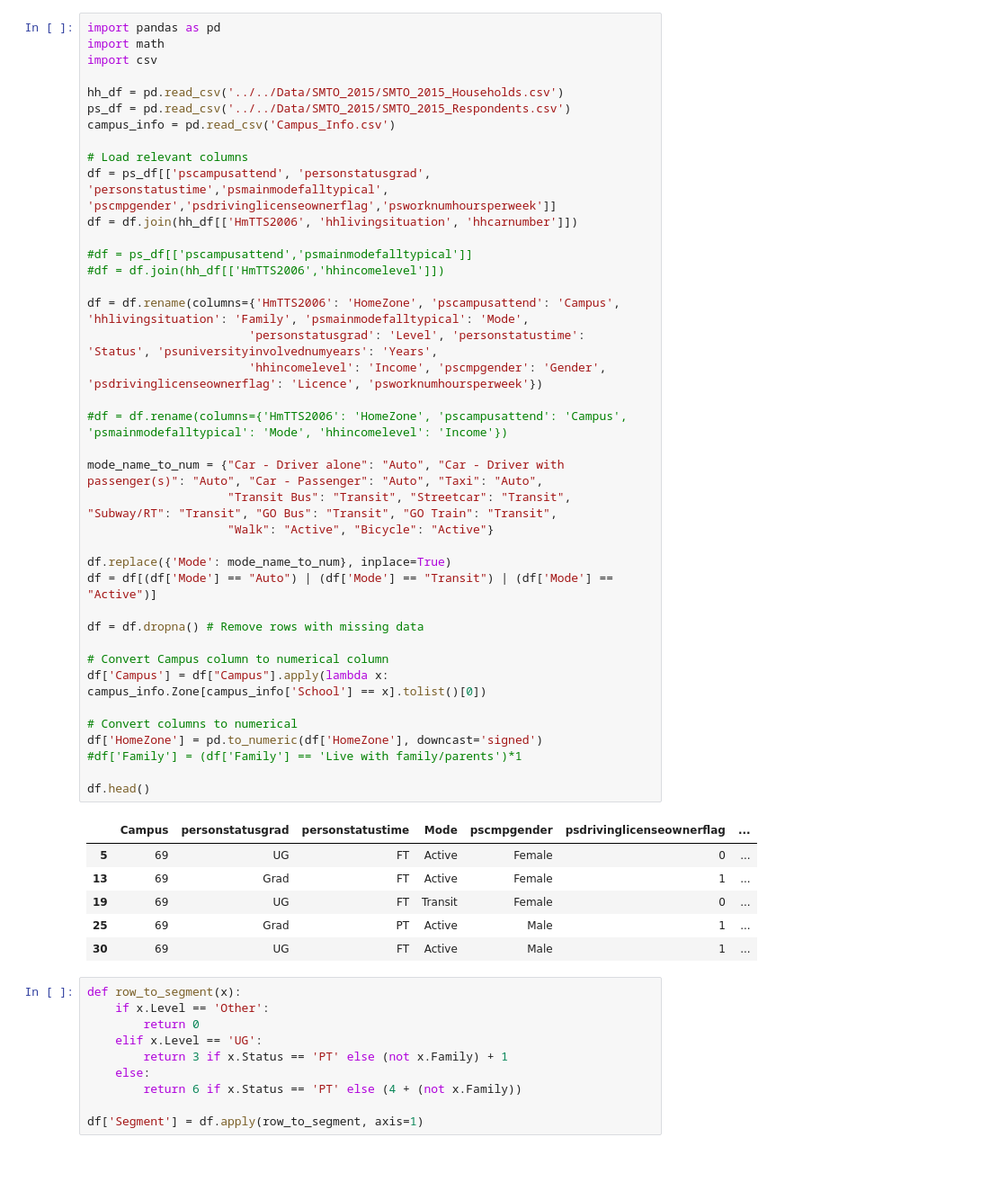
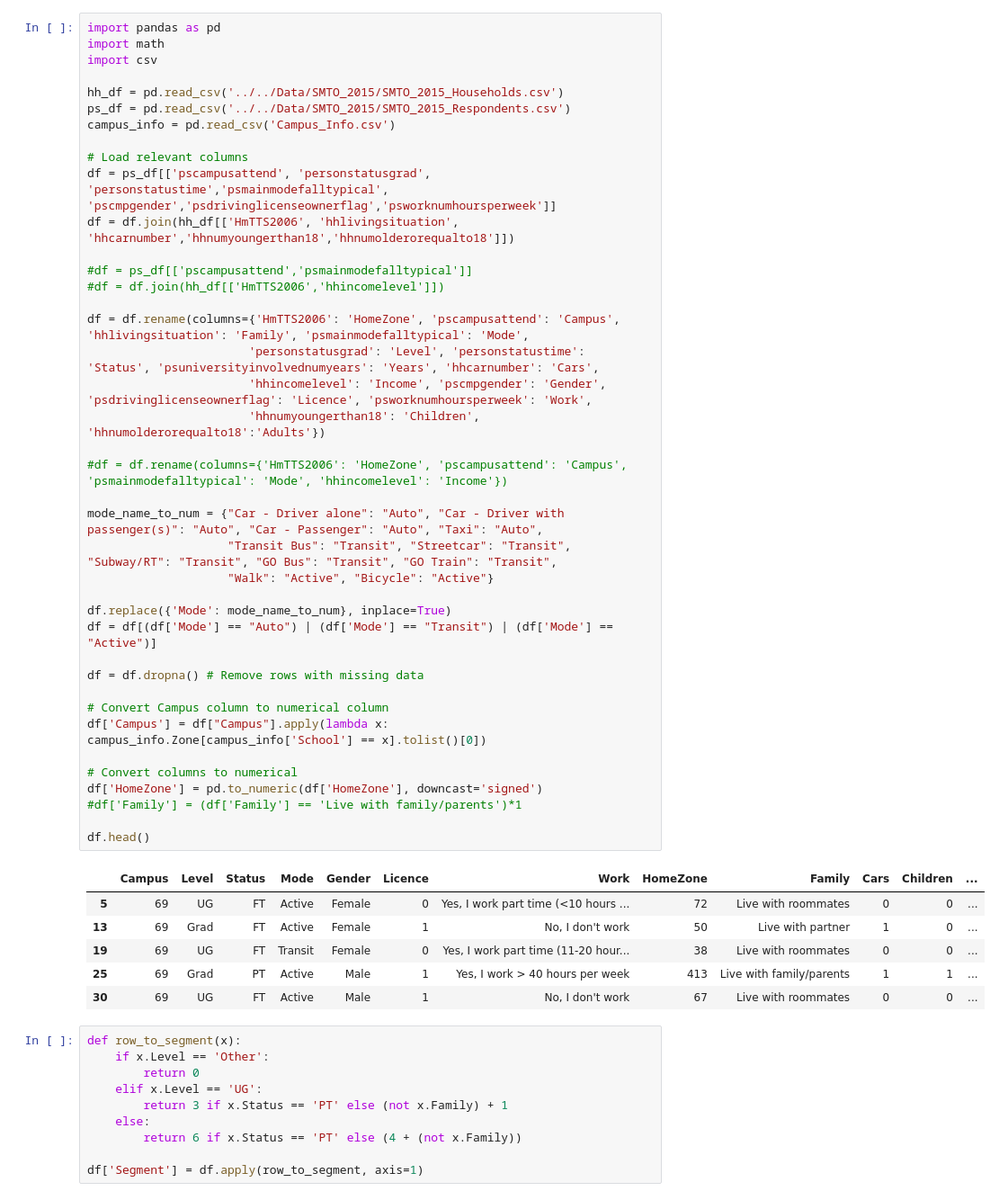
Before and after one commit to gonzaloMS-2000/PORPOS-TMG, a Jupyter notebook: R_Logit_Models/Location_Choice/Create_Data_File.ipynb, the cells around one changed output. Shown: that part at 90% size. Saved outputs shown, nothing was run; the diff lists cells and outputs as text; blank space fills up the shorter version.

```diff
--- a/R_Logit_Models/Location_Choice/Create_Data_File.ipynb
+++ b/R_Logit_Models/Location_Choice/Create_Data_File.ipynb
@@ -8,42 +8,43 @@ ps_df = pd.read_csv('../../Data/SMTO_2015/SMTO_2015_Respondents.csv')
 campus_info = pd.read_csv('Campus_Info.csv')
 
 # Load relevant columns
 df = ps_df[['pscampusattend', 'personstatusgrad', 'personstatustime','psmainmodefalltypical', 'pscmpgender','psdrivinglicenseownerflag','psworknumhoursperweek']]
-df = df.join(hh_df[['HmTTS2006', 'hhlivingsituation', 'hhcarnumber']])
+df = df.join(hh_df[['HmTTS2006', 'hhlivingsituation', 'hhcarnumber','hhnumyoungerthan18','hhnumolderorequalto18']])
 
 #df = ps_df[['pscampusattend','psmainmodefalltypical']]
 #df = df.join(hh_df[['HmTTS2006','hhincomelevel']])
 
 df = df.rename(columns={'HmTTS2006': 'HomeZone', 'pscampusattend': 'Campus', 'hhlivingsituation': 'Family', 'psmainmodefalltypical': 'Mode',
-                       'personstatusgrad': 'Level', 'personstatustime': 'Status', 'psuniversityinvolvednumyears': 'Years',
-                       'hhincomelevel': 'Income', 'pscmpgender': 'Gender', 'psdrivinglicenseownerflag': 'Licence', 'psworknumhoursperweek'})
+                       'personstatusgrad': 'Level', 'personstatustime': 'Status', 'psuniversityinvolvednumyears': 'Years', 'hhcarnumber': 'Cars',
+                       'hhincomelevel': 'Income', 'pscmpgender': 'Gender', 'psdrivinglicenseownerflag': 'Licence', 'psworknumhoursperweek': 'Work',
+                       'hhnumyoungerthan18': 'Children', 'hhnumolderorequalto18':'Adults'})
 
 #df = df.rename(columns={'HmTTS2006': 'HomeZone', 'pscampusattend': 'Campus', 'psmainmodefalltypical': 'Mode', 'hhincomelevel': 'Income'})
 
 mode_name_to_num = {"Car - Driver alone": "Auto", "Car - Driver with passenger(s)": "Auto", "Car - Passenger": "Auto", "Taxi": "Auto",
                     "Transit Bus": "Transit", "Streetcar": "Transit", "Subway/RT": "Transit", "GO Bus": "Transit", "GO Train": "Transit",
                     "Walk": "Active", "Bicycle": "Active"}
 
 df.replace({'Mode': mode_name_to_num}, inplace=True)
 df = df[(df['Mode'] == "Auto") | (df['Mode'] == "Transit") | (df['Mode'] == "Active")]
 
 df = df.dropna() # Remove rows with missing data
 
 # Convert Campus column to numerical column
 df['Campus'] = df["Campus"].apply(lambda x: campus_info.Zone[campus_info['School'] == x].tolist()[0])
 
 # Convert columns to numerical
 df['HomeZone'] = pd.to_numeric(df['HomeZone'], downcast='signed')
 #df['Family'] = (df['Family'] == 'Live with family/parents')*1
 
 df.head()
 # %% [output]
-|  | Campus | personstatusgrad | personstatustime | Mode | pscmpgender | psdrivinglicenseownerflag | ... |
-| 5 | 69 | UG | FT | Active | Female | 0 | ... |
-| 13 | 69 | Grad | FT | Active | Female | 1 | ... |
-| 19 | 69 | UG | FT | Transit | Female | 0 | ... |
-| 25 | 69 | Grad | PT | Active | Male | 1 | ... |
-| 30 | 69 | UG | FT | Active | Male | 1 | ... |
+|  | Campus | Level | Status | Mode | Gender | Licence | Work | HomeZone | Family | Cars | Children | ... |
+| 5 | 69 | UG | FT | Active | Female | 0 | Yes, I work part time (<10 hours ... | 72 | Live with roommates | 0 | 0 | ... |
+| 13 | 69 | Grad | FT | Active | Female | 1 | No, I don't work | 50 | Live with partner | 1 | 0 | ... |
+| 19 | 69 | UG | FT | Transit | Female | 0 | Yes, I work part time (11-20 hour... | 38 | Live with roommates | 0 | 0 | ... |
+| 25 | 69 | Grad | PT | Active | Male | 1 | Yes, I work > 40 hours per week | 413 | Live with family/parents | 1 | 1 | ... |
+| 30 | 69 | UG | FT | Active | Male | 1 | No, I don't work | 67 | Live with roommates | 0 | 0 | ... |
 # %%
 def row_to_segment(x):
     if x.Level == 'Other':
```
Also changed, not shown: parts of 3 cells of this notebook.
